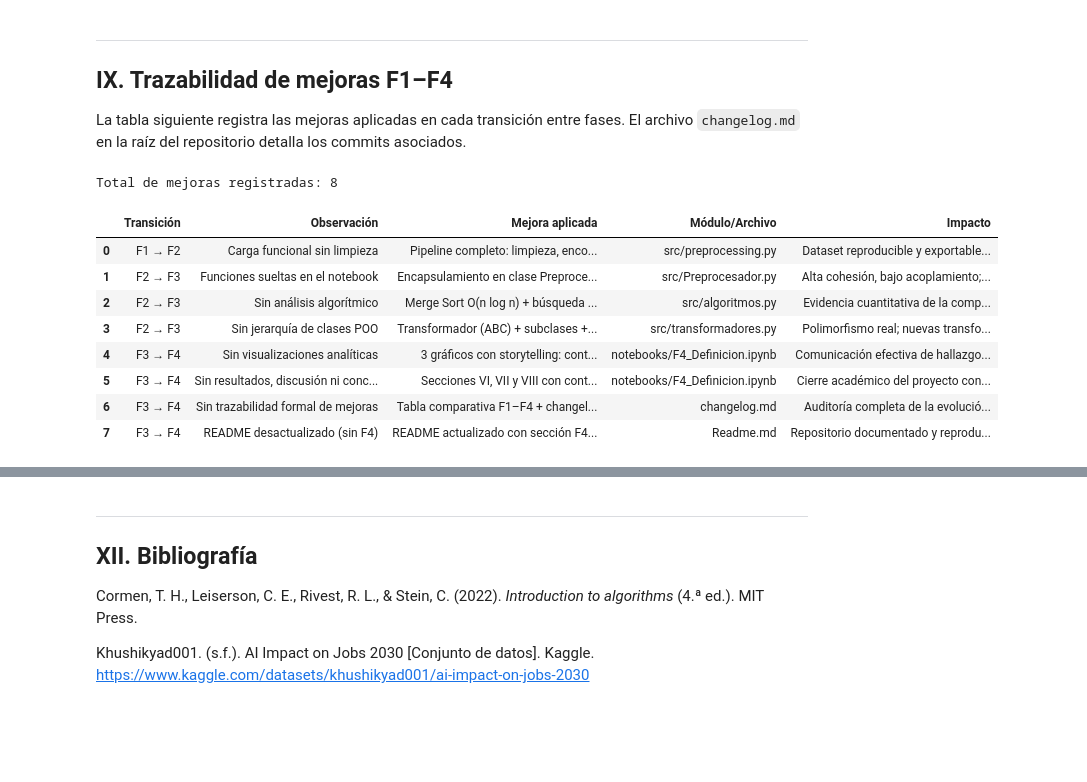
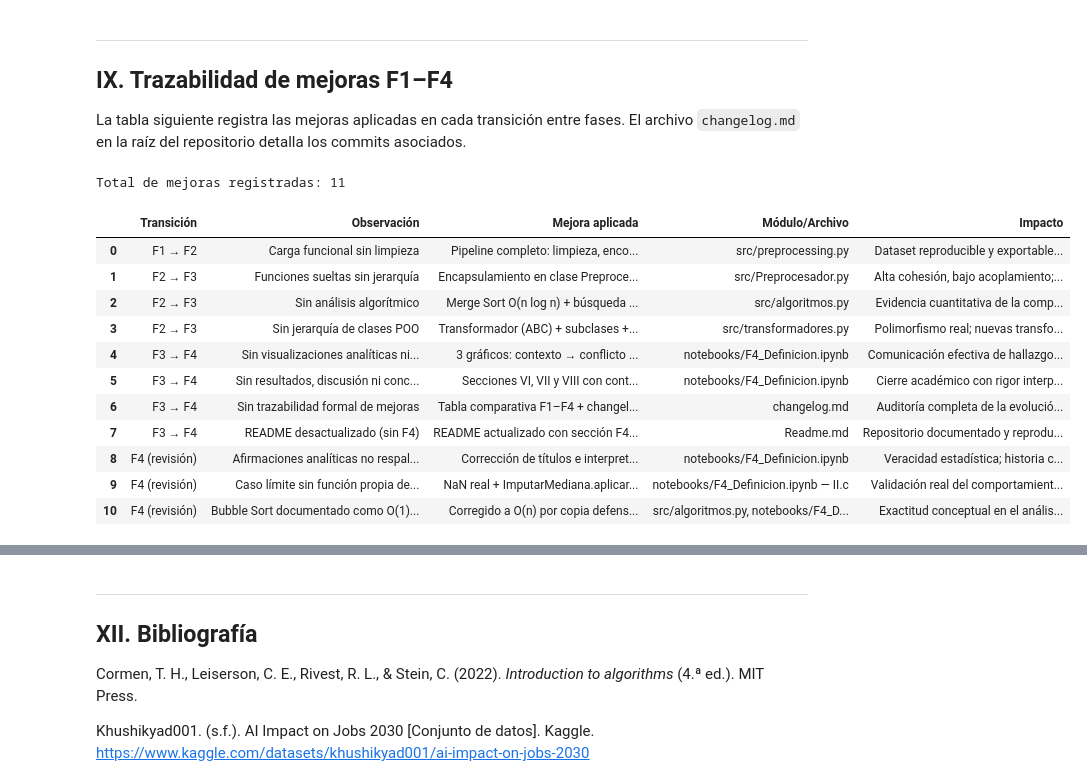
Before and after one commit to robertomoncada-blip/ciencia_datos, a Jupyter notebook: notebooks/F4_Definicion.ipynb, the cells around one changed output, grey strips where cells are left out. Drawn from its saved outputs; the diff is of its cells as text; code cells hidden in the pictures; blank space fills up the shorter version.

Commit message:
fix: corrección de consistencia

```diff
--- a/notebooks/F4_Definicion.ipynb
+++ b/notebooks/F4_Definicion.ipynb
@@ -1066,19 +1105,17 @@ universal de otras con riesgo prácticamente nulo.
 La tabla siguiente registra las mejoras aplicadas en cada transición entre fases.
 El archivo `changelog.md` en la raíz del repositorio detalla los commits asociados.
 # %%
-import pandas as pd
-
 traza = pd.DataFrame([
     {
         "Transición": "F1 → F2",
         "Observación": "Carga funcional sin limpieza",
         "Mejora aplicada": "Pipeline completo: limpieza, encoding, features, normalización, validación",
         "Módulo/Archivo": "src/preprocessing.py",
-        "Impacto": "Dataset reproducible y exportable a CSV procesado",
+        "Impacto": "Dataset reproducible y exportable a CSV procesado (3 000 × 39)",
     },
     {
         "Transición": "F2 → F3",
-        "Observación": "Funciones sueltas en el notebook",
+        "Observación": "Funciones sueltas sin jerarquía",
         "Mejora aplicada": "Encapsulamiento en clase Preprocesador con métodos documentados",
         "Módulo/Archivo": "src/Preprocesador.py",
         "Impacto": "Alta cohesión, bajo acoplamiento; pipeline reutilizable",
@@ -1099,48 +1136,72 @@ traza = pd.DataFrame([
     },
     {
         "Transición": "F3 → F4",
-        "Observación": "Sin visualizaciones analíticas",
-        "Mejora aplicada": "3 gráficos con storytelling: contexto → conflicto → resolución",
+        "Observación": "Sin visualizaciones analíticas ni storytelling",
+        "Mejora aplicada": "3 gráficos: contexto → conflicto → resolución; análisis complementario",
         "Módulo/Archivo": "notebooks/F4_Definicion.ipynb",
-        "Impacto": "Comunicación efectiva de hallazgos; cubierto criterio VII rúbrica",
+        "Impacto": "Comunicación efectiva de hallazgos; criterio VII rúbrica cubierto",
     },
     {
         "Transición": "F3 → F4",
         "Observación": "Sin resultados, discusión ni conclusiones",
         "Mejora aplicada": "Secciones VI, VII y VIII con contraste de hipótesis y limitaciones",
         "Módulo/Archivo": "notebooks/F4_Definicion.ipynb",
-        "Impacto": "Cierre académico del proyecto con rigor interpretativo",
+        "Impacto": "Cierre académico con rigor interpretativo y citas APA 7",
     },
     {
         "Transición": "F3 → F4",
         "Observación": "Sin trazabilidad formal de mejoras",
         "Mejora aplicada": "Tabla comparativa F1–F4 + changelog.md en raíz del repositorio",
         "Módulo/Archivo": "changelog.md",
         "Impacto": "Auditoría completa de la evolución del proyecto",
     },
     {
         "Transición": "F3 → F4",
         "Observación": "README desactualizado (sin F4)",
         "Mejora aplicada": "README actualizado con sección F4, estructura y notebooks disponibles",
         "Módulo/Archivo": "Readme.md",
         "Impacto": "Repositorio documentado y reproducible para evaluadores externos",
     },
+    {
+        "Transición": "F4 (revisión)",
+        "Observación": "Afirmaciones analíticas no respaldadas por los datos",
+        "Mejora aplicada": "Corrección de títulos e interpretaciones de Actos 2 y 3; storytelling restructurado con ocupación como resolución",
+        "Módulo/Archivo": "notebooks/F4_Definicion.ipynb",
+        "Impacto": "Veracidad estadística; historia coherente con los datos reales",
+    },
+    {
+        "Transición": "F4 (revisión)",
+        "Observación": "Caso límite sin función propia del proyecto",
+        "Mejora aplicada": "NaN real + ImputarMediana.aplicar() + assert del valor imputado",
+        "Módulo/Archivo": "notebooks/F4_Definicion.ipynb — II.c",
+        "Impacto": "Validación real del comportamiento de imputación ante datos faltantes",
+    },
+    {
+        "Transición": "F4 (revisión)",
+        "Observación": "Bubble Sort documentado como O(1) espacio (incorrecto)",
+        "Mejora aplicada": "Corregido a O(n) por copia defensiva; actualizado en docstring y tabla",
+        "Módulo/Archivo": "src/algoritmos.py, notebooks/F4_Definicion.ipynb — II.d",
+        "Impacto": "Exactitud conceptual en el análisis de complejidad espacial",
+    },
 ])
 
 pd.set_option('display.max_colwidth', 60)
 print(f"Total de mejoras registradas: {len(traza)}")
 traza
 # %% [output]
-Total de mejoras registradas: 8
+Total de mejoras registradas: 11
 |  | Transición | Observación | Mejora aplicada | Módulo/Archivo | Impacto |
 | 0 | F1 → F2 | Carga funcional sin limpieza | Pipeline completo: limpieza, enco... | src/preprocessing.py | Dataset reproducible y exportable... |
-| 1 | F2 → F3 | Funciones sueltas en el notebook | Encapsulamiento en clase Preproce... | src/Preprocesador.py | Alta cohesión, bajo acoplamiento;... |
+| 1 | F2 → F3 | Funciones sueltas sin jerarquía | Encapsulamiento en clase Preproce... | src/Preprocesador.py | Alta cohesión, bajo acoplamiento;... |
 | 2 | F2 → F3 | Sin análisis algorítmico | Merge Sort O(n log n) + búsqueda ... | src/algoritmos.py | Evidencia cuantitativa de la comp... |
 | 3 | F2 → F3 | Sin jerarquía de clases POO | Transformador (ABC) + subclases +... | src/transformadores.py | Polimorfismo real; nuevas transfo... |
-| 4 | F3 → F4 | Sin visualizaciones analíticas | 3 gráficos con storytelling: cont... | notebooks/F4_Definicion.ipynb | Comunicación efectiva de hallazgo... |
-| 5 | F3 → F4 | Sin resultados, discusión ni conc... | Secciones VI, VII y VIII con cont... | notebooks/F4_Definicion.ipynb | Cierre académico del proyecto con... |
+| 4 | F3 → F4 | Sin visualizaciones analíticas ni... | 3 gráficos: contexto → conflicto ... | notebooks/F4_Definicion.ipynb | Comunicación efectiva de hallazgo... |
+| 5 | F3 → F4 | Sin resultados, discusión ni conc... | Secciones VI, VII y VIII con cont... | notebooks/F4_Definicion.ipynb | Cierre académico con rigor interp... |
 | 6 | F3 → F4 | Sin trazabilidad formal de mejoras | Tabla comparativa F1–F4 + changel... | changelog.md | Auditoría completa de la evolució... |
 | 7 | F3 → F4 | README desactualizado (sin F4) | README actualizado con sección F4... | Readme.md | Repositorio documentado y reprodu... |
+| 8 | F4 (revisión) | Afirmaciones analíticas no respal... | Corrección de títulos e interpret... | notebooks/F4_Definicion.ipynb | Veracidad estadística; historia c... |
+| 9 | F4 (revisión) | Caso límite sin función propia de... | NaN real + ImputarMediana.aplicar... | notebooks/F4_Definicion.ipynb — II.c | Validación real del comportamient... |
+| 10 | F4 (revisión) | Bubble Sort documentado como O(1)... | Corregido a O(n) por copia defens... | src/algoritmos.py, notebooks/F4_D... | Exactitud conceptual en el anális... |
 # %% [markdown]
 ---
 
```
Also changed, not shown: parts of 19 cells of this notebook, 3 other files.
